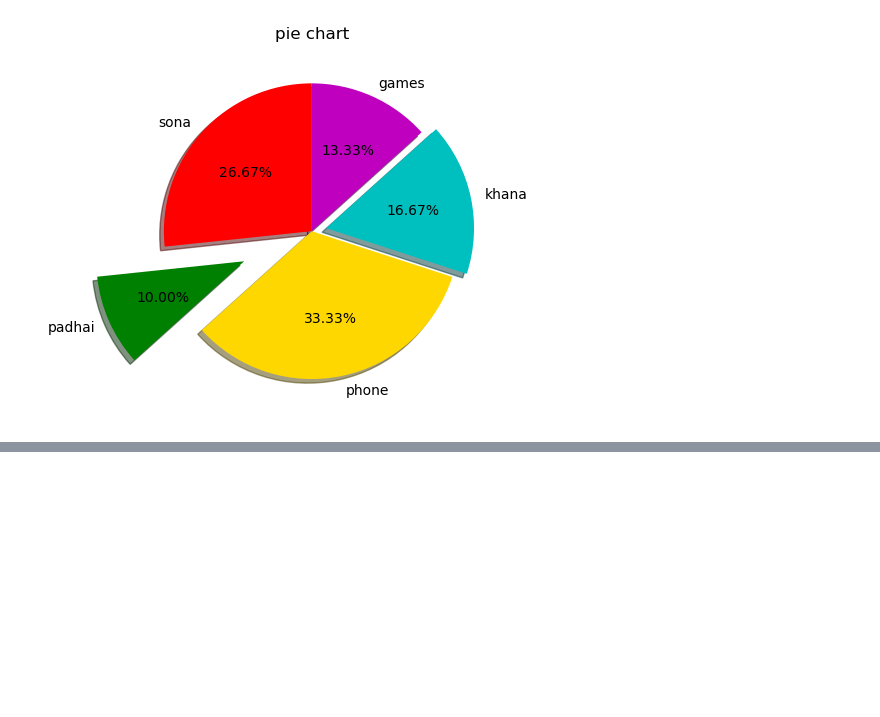
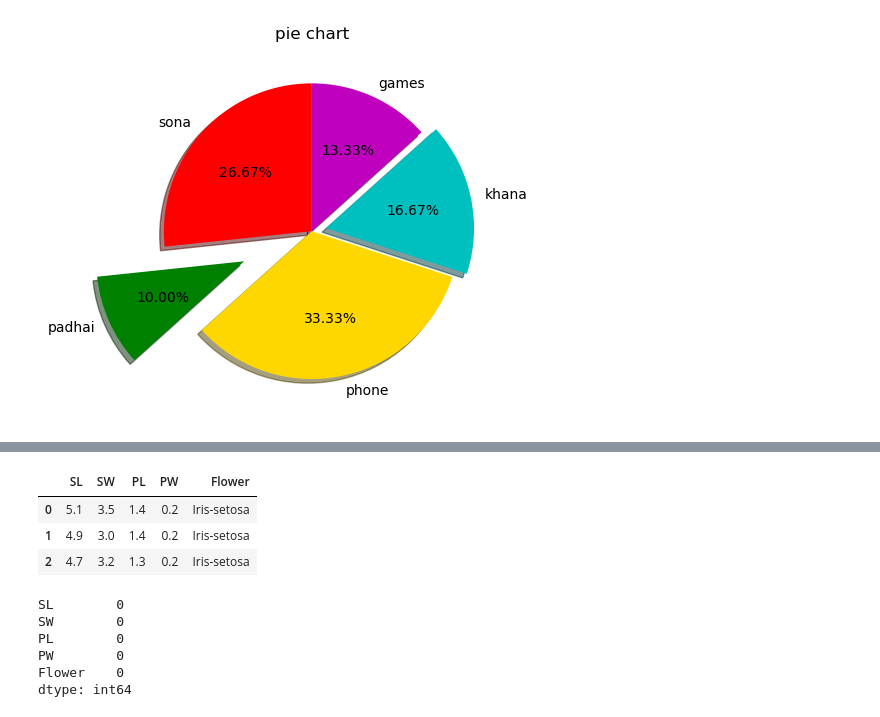
Before and after one commit to musharafaltaf/anacondaPractice, a Jupyter notebook: numpyexample.ipynb, the cells around one changed output, grey strips where cells are left out. Cells and saved outputs as stored; diff of their text form; code cells hidden in the pictures; blank space fills up the shorter version.

```diff
--- a/numpyexample.ipynb
+++ b/numpyexample.ipynb
@@ -1442,0 +1465,18 @@ plt.show()
+# %%
+iris.columns = ['SL','SW','PL','PW','Flower']
+iris.head(3)
+# %% [output]
+|  | SL | SW | PL | PW | Flower |
+| 0 | 5.1 | 3.5 | 1.4 | 0.2 | Iris-setosa |
+| 1 | 4.9 | 3.0 | 1.4 | 0.2 | Iris-setosa |
+| 2 | 4.7 | 3.2 | 1.3 | 0.2 | Iris-setosa |
+# %%
+#Data Cleaning
+iris.isnull().sum()
+# %% [output]
+SL        0
+SW        0
+PL        0
+PW        0
+Flower    0
+dtype: int64
```
Also changed, not shown: parts of 7 cells of this notebook.
